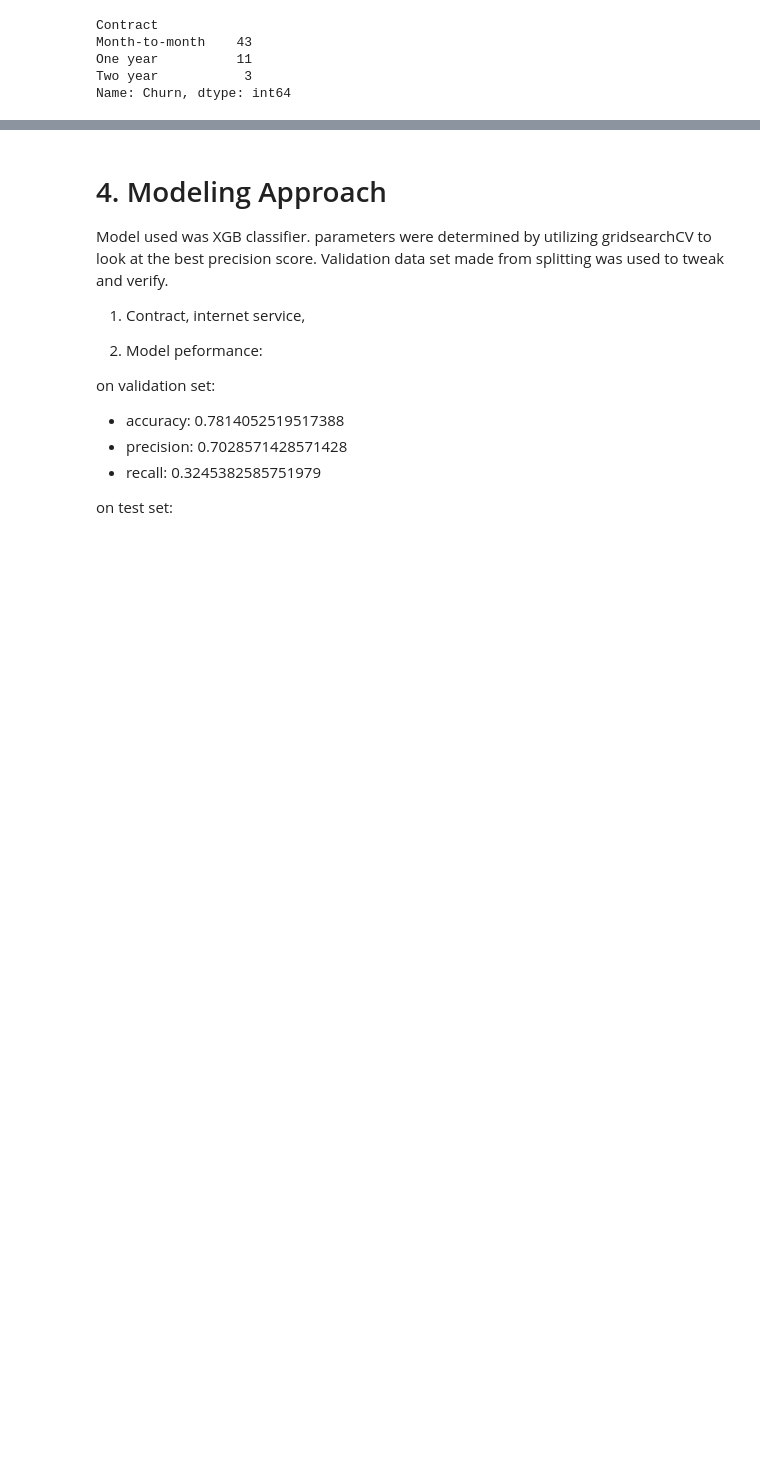
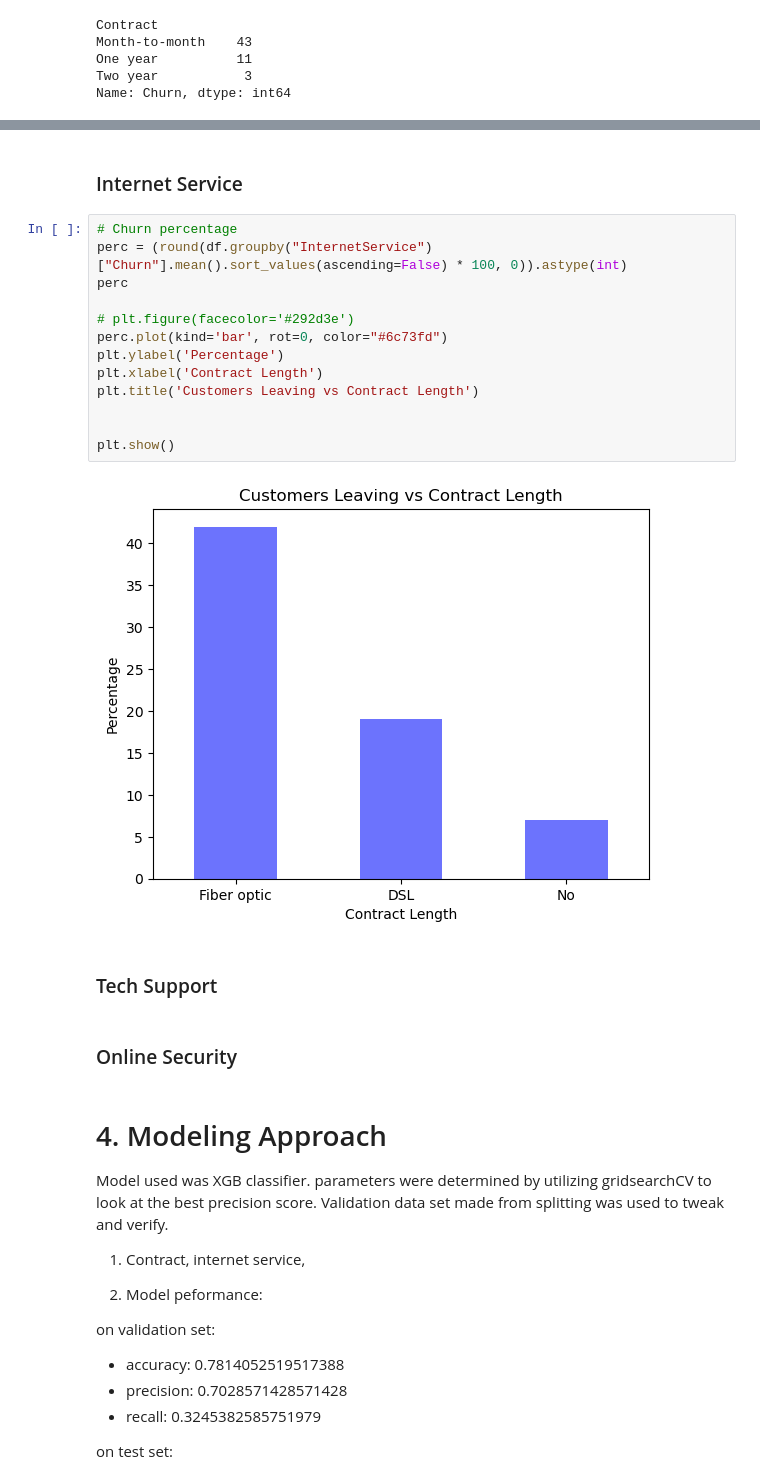
Before and after one commit to kurathemonster/classification_casestudy, a Jupyter notebook: classification.ipynb, the cells around one changed output, grey strips where cells are left out. Drawn from its saved outputs; the diff is of its cells as text; blank space fills up the shorter version.

```diff
--- a/classification.ipynb
+++ b/classification.ipynb
@@ -286,3 +328,24 @@ Name: Churn, dtype: int64
+# %% [markdown]
+### Internet Service
+# %%
+# Churn percentage
+perc = (round(df.groupby("InternetService")["Churn"].mean().sort_values(ascending=False) * 100, 0)).astype(int)
+perc
+
+# plt.figure(facecolor='#292d3e')
+perc.plot(kind='bar', rot=0, color="#6c73fd")
+plt.ylabel('Percentage')
+plt.xlabel('Contract Length')
+plt.title('Customers Leaving vs Contract Length')
+
+
+plt.show()
+# %% [output]
+[figure, added]
+# %% [markdown]
+### Tech Support
+# %% [markdown]
+### Online Security
 # %% [markdown]
 # 4. Modeling Approach
 
```
Also changed, not shown: parts of 7 cells of this notebook.
